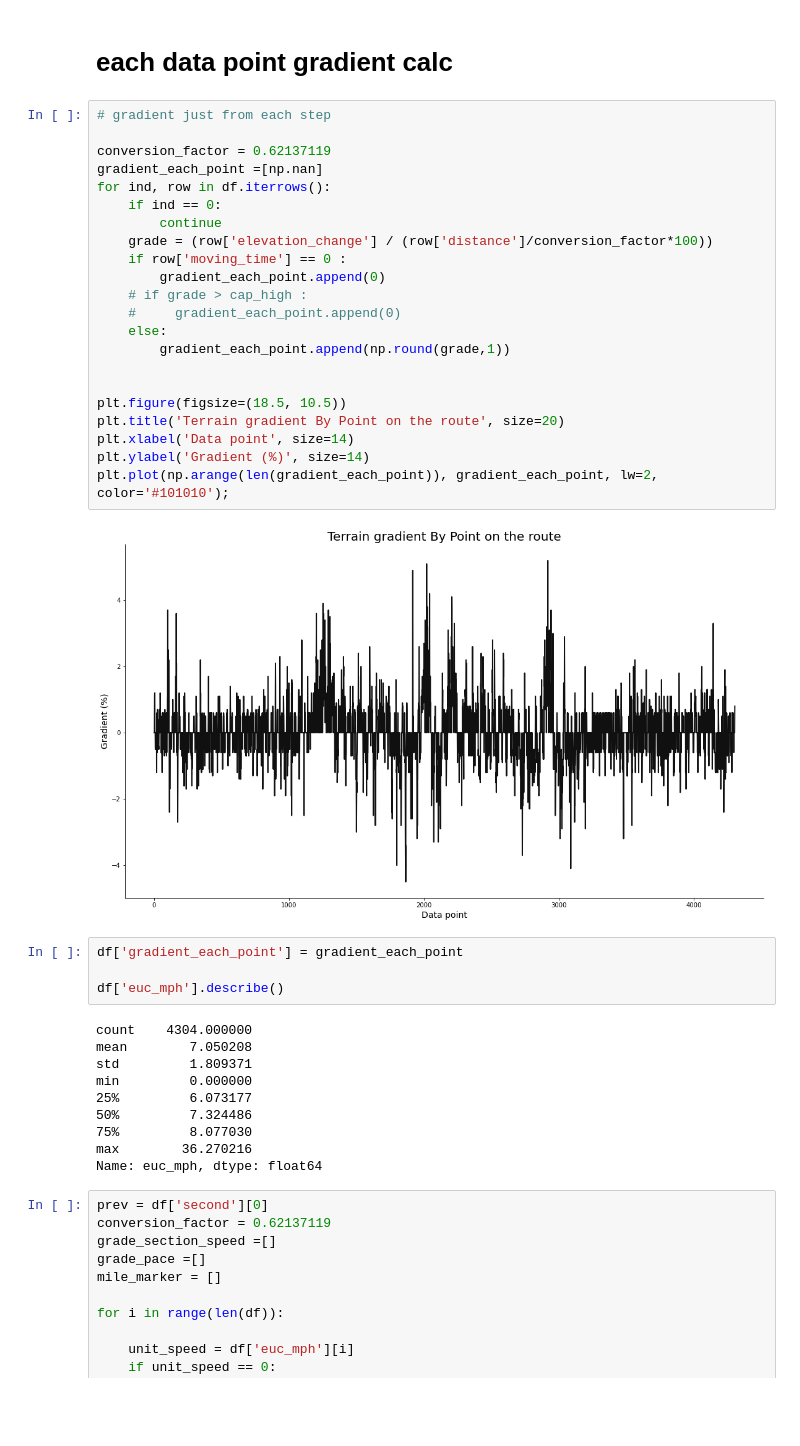
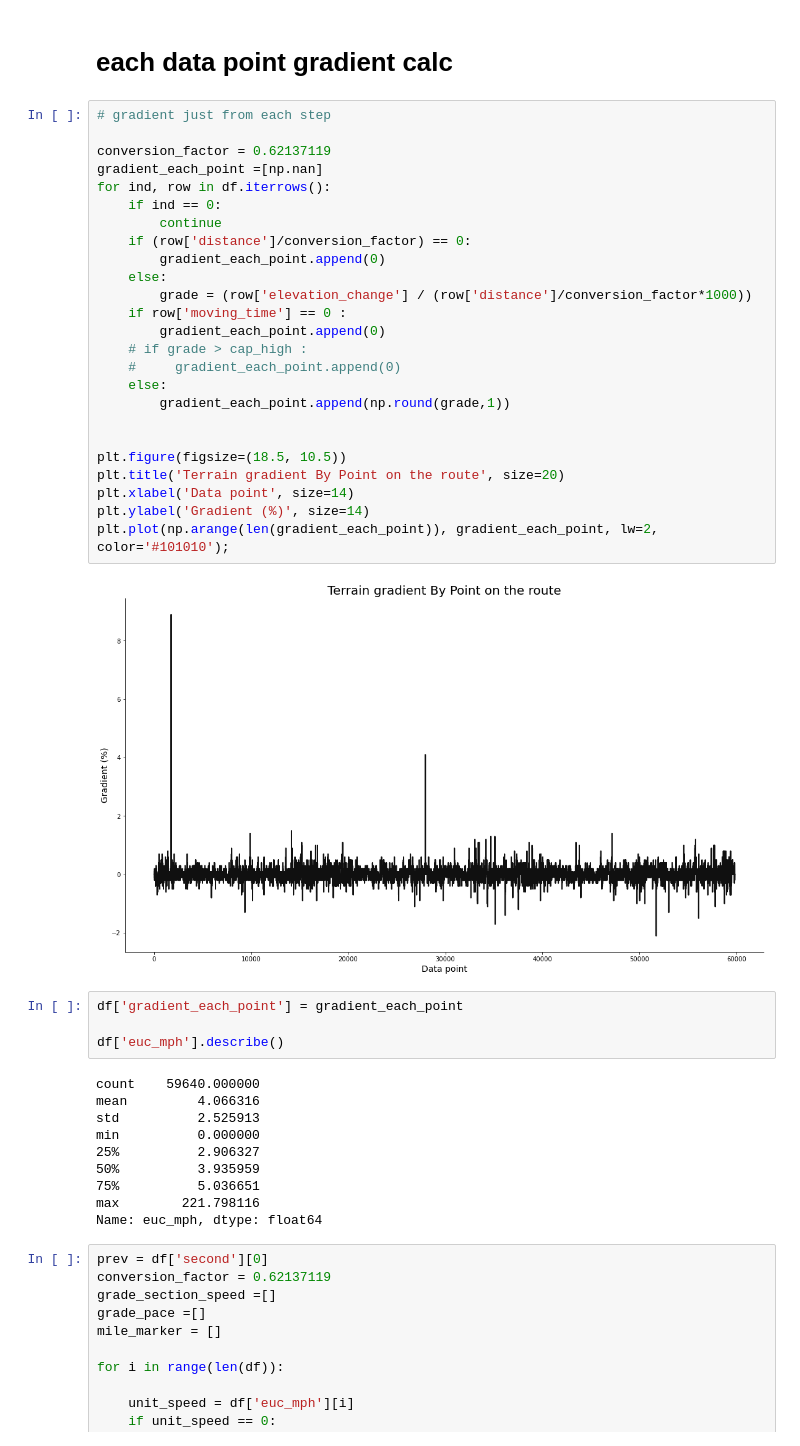
Before and after one commit to lrhf97/gpx_analysis, a Jupyter notebook: gradient_creation.ipynb, the cells around one changed output. Saved outputs shown, nothing was run; the diff lists cells and outputs as text; blank space fills up the shorter version.

Commit message:
made adjustments to gradient to work with new data

```diff
--- a/gradient_creation.ipynb
+++ b/gradient_creation.ipynb
@@ -41,40 +24,43 @@ Gradient   6.028195660027029
 # %%
 # gradient just from each step
 
 conversion_factor = 0.62137119
 gradient_each_point =[np.nan]
 for ind, row in df.iterrows():
     if ind == 0:
         continue
-    grade = (row['elevation_change'] / (row['distance']/conversion_factor*100))
+    if (row['distance']/conversion_factor) == 0:
+        gradient_each_point.append(0)
+    else:
+        grade = (row['elevation_change'] / (row['distance']/conversion_factor*1000))
     if row['moving_time'] == 0 :
         gradient_each_point.append(0)
     # if grade > cap_high :
     #     gradient_each_point.append(0)
     else:
         gradient_each_point.append(np.round(grade,1))
 
 
 plt.figure(figsize=(18.5, 10.5))
 plt.title('Terrain gradient By Point on the route', size=20)
 plt.xlabel('Data point', size=14)
 plt.ylabel('Gradient (%)', size=14)
 plt.plot(np.arange(len(gradient_each_point)), gradient_each_point, lw=2, color='#101010');
 # %% [output]
-[figure, old version]
+[figure, new version]
 # %%
 df['gradient_each_point'] = gradient_each_point
 
 df['euc_mph'].describe()
 # %% [output]
-count    4304.000000
-mean        7.050208
-std         1.809371
-min         0.000000
-25%         6.073177
-50%         7.324486
-75%         8.077030
-max        36.270216
+count    59640.000000
+mean         4.066316
+std          2.525913
+min          0.000000
+25%          2.906327
+50%          3.935959
+75%          5.036651
+max        221.798116
 Name: euc_mph, dtype: float64
 # %%
 prev = df['second'][0]
```
Also changed, not shown: parts of 6 cells of this notebook, 6 other files.
